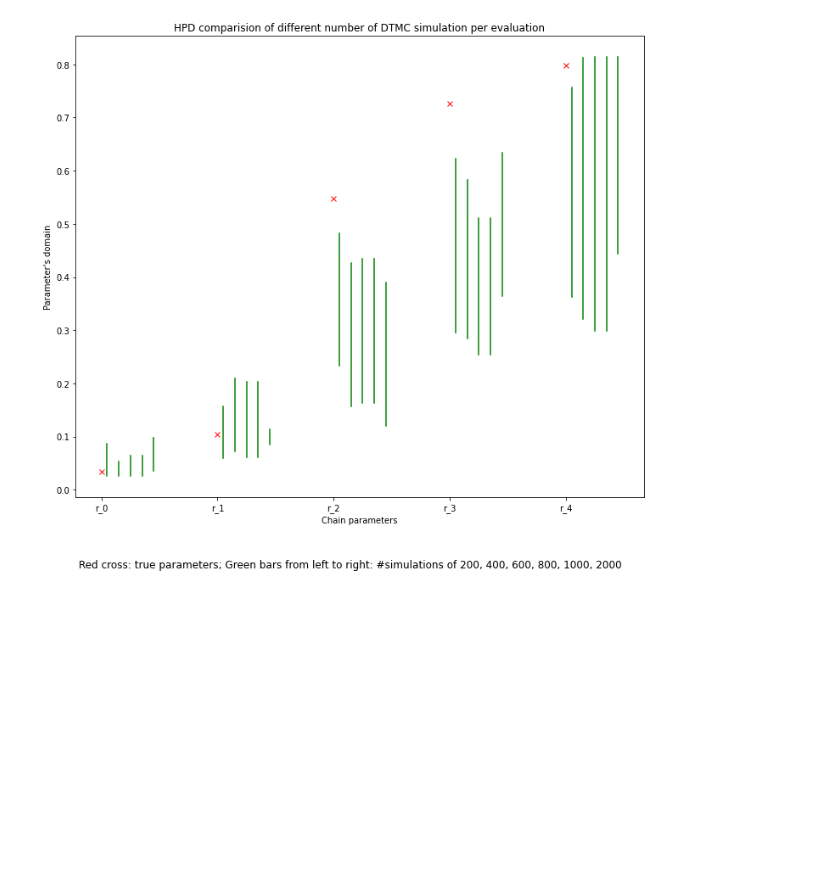
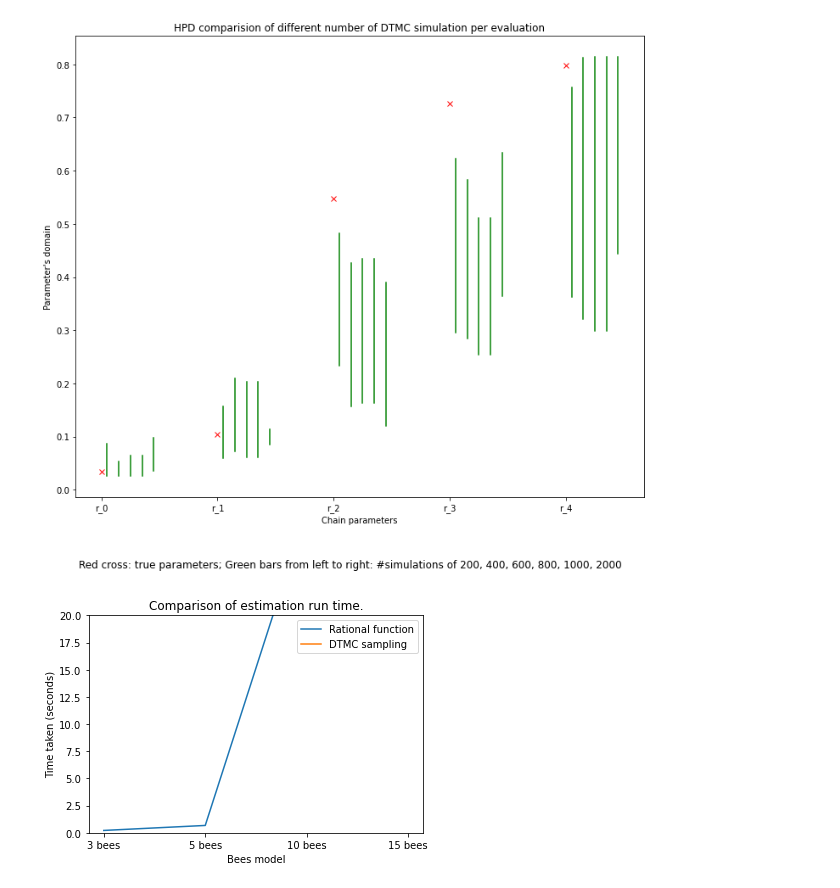
Before and after one commit to huypn12/bayes-bees, a Jupyter notebook: examples/visualizations/visualization_c.ipynb, the cells around one changed output. Cells and saved outputs as stored; diff of their text form; code cells hidden in the pictures; blank space fills up the shorter version.

```diff
--- a/examples/visualizations/visualization_c.ipynb
+++ b/examples/visualizations/visualization_c.ipynb
@@ -215,3 +215,9 @@ hpd20 = [
 visualize_HPD(title, [hpd2, hpd4, hpd6, hpd8, hpd10], p_true, caption)
 # %% [output]
 [figure]
+# %%
+cost1 = [0.21749672200530767, 0.6768834459944628, 29.640647897991585, 1566.149960426992]
+cost2 = [121.51748955898802, 117.27509172502323, 467.36564305701177, 9970.818008764996]
+visualize_costs(cost1, 'Rational function', cost2, 'DTMC sampling','Comparison of estimation run time.')
+# %% [output]
+[figure, added]
```
Also changed, not shown: 5 other files.
